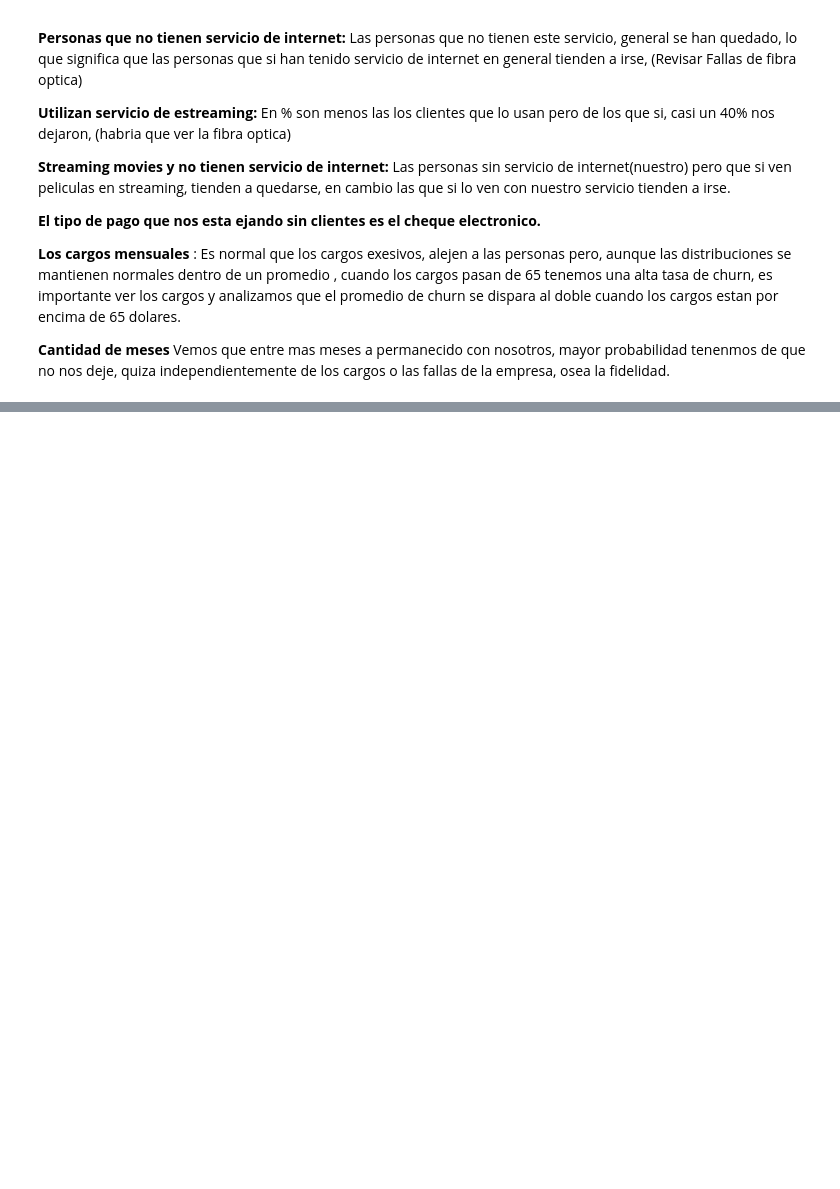
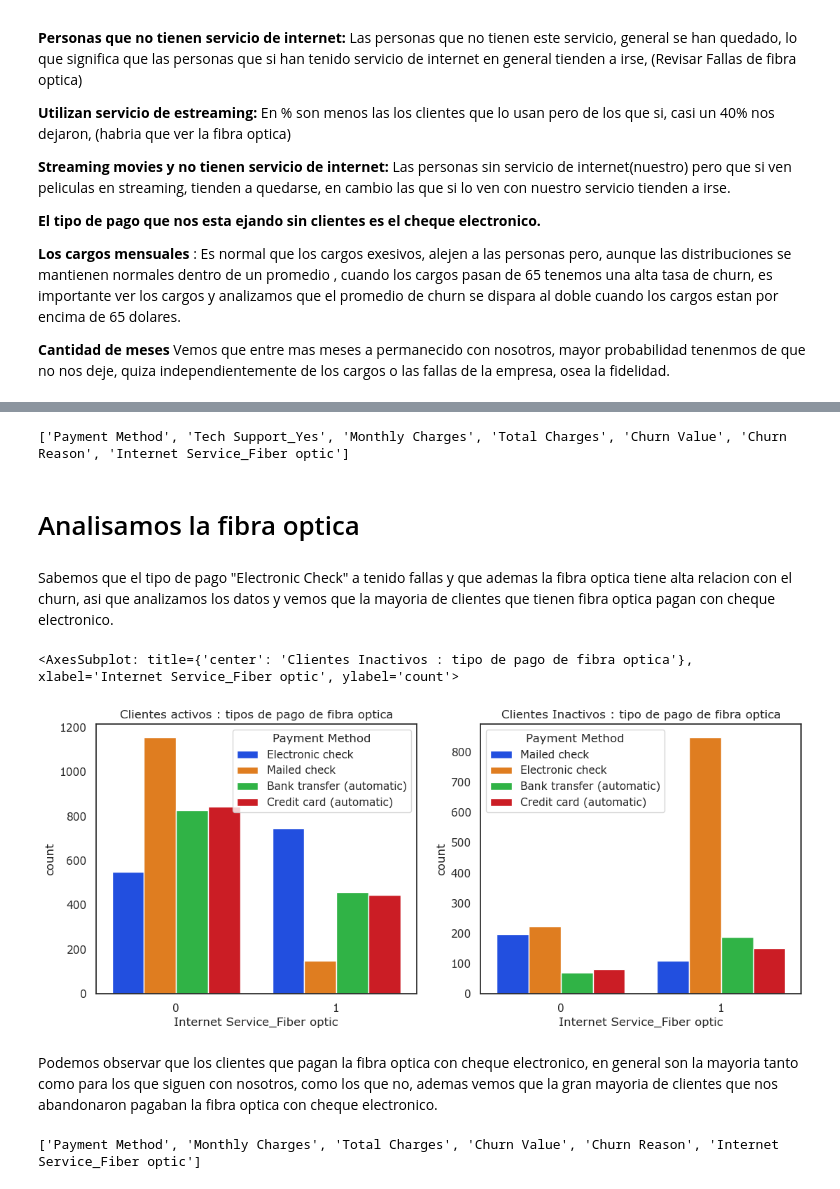
Before and after one commit to Brayam1998/dataScience_Churn, a Jupyter notebook: proyecto churn/Analisis_exploratorio/analisis_exploratorio.ipynb, the cells around one changed output, grey strips where cells are left out. Saved outputs shown, nothing was run; the diff lists cells and outputs as text; code cells hidden in the pictures; blank space fills up the shorter version.

Commit message:
datos extraidos de la revision

```diff
--- a/proyecto churn/Analisis_exploratorio/analisis_exploratorio.ipynb
+++ b/proyecto churn/Analisis_exploratorio/analisis_exploratorio.ipynb
@@ -268,0 +277,9 @@ Vemos que entre mas meses a permanecido con nosotros, mayor probabilidad tenenmo
+# %%
+respaldo = dataexp.copy(deep = True)
+respaldo2 = dataexp.copy(deep = True)
+# %%
+mask1 = respaldo['Churn Value'] == 1
+mask2 = respaldo2['Churn Value'] == 0
+# %%
+df_activo = respaldo.drop(respaldo[mask1].index)
+df_inactivo = respaldo2.drop(respaldo2[mask2].index)
@@ -268,0 +304,51 @@ Vemos que entre mas meses a permanecido con nosotros, mayor probabilidad tenenmo
+# %%
+colp = ['Payment Method',
+"Tech Support_Yes",
+'Monthly Charges',
+'Total Charges',
+'Churn Value',
+'Churn Reason',
+'Internet Service_Fiber optic',]
+print(colp)
+# %% [output]
+['Payment Method', 'Tech Support_Yes', 'Monthly Charges', 'Total Charges', 'Churn Value', 'Churn Reason', 'Internet Service_Fiber optic']
+# %%
+#{darkgrid, whitegrid, dark, white, ticks}
+sns.set(style='dark', palette='dark', font="Verdana", font_scale=1)
+# %% [markdown]
+# Analisamos la fibra optica
+# %% [markdown]
+Sabemos que el tipo de pago "Electronic Check" a tenido fallas y que ademas la fibra optica tiene alta relacion con el churn,
+asi que analizamos los datos y vemos que la mayoria de clientes que tienen fibra optica pagan con cheque electronico.
+# %%
+#{darkgrid, whitegrid, dark, white, ticks}
+sns.set(style='white', palette='bright', font="Verdana", font_scale=1)
+
+fig, (ax1, ax2) = plt.subplots(nrows=1, ncols=2, figsize=(13, 5))
+# Ajustar títulos y etiquetas de eje
+
+
+ax1.set_title("Clientes activos : tipos de pago de fibra optica")
+
+sns.countplot(ax = ax1 , data = df_activo,
+    x="Internet Service_Fiber optic",
+    #y = ,
+    hue = "Payment Method"
+    )
+
+ax2.set_title("Clientes Inactivos : tipo de pago de fibra optica")
+
+sns.countplot(ax = ax2 , data = df_inactivo,
+    x="Internet Service_Fiber optic",
+    #y = ,
+    hue = "Payment Method"
+    )
+# %% [output]
+<AxesSubplot: title={'center': 'Clientes Inactivos : tipo de pago de fibra optica'}, xlabel='Internet Service_Fiber optic', ylabel='count'>
+[figure, added]
+# %% [markdown]
+Podemos observar que los clientes que pagan la fibra optica con cheque electronico, en general son la mayoria tanto como para los que siguen con nosotros, como los que no, ademas vemos que la gran mayoria de clientes que nos abandonaron pagaban la fibra optica con cheque electronico.
+# %%
+print(colp)
+# %% [output]
+['Payment Method', 'Monthly Charges', 'Total Charges', 'Churn Value', 'Churn Reason', 'Internet Service_Fiber optic']
```
Also changed, not shown: parts of 20 cells of this notebook, 3 other files.
